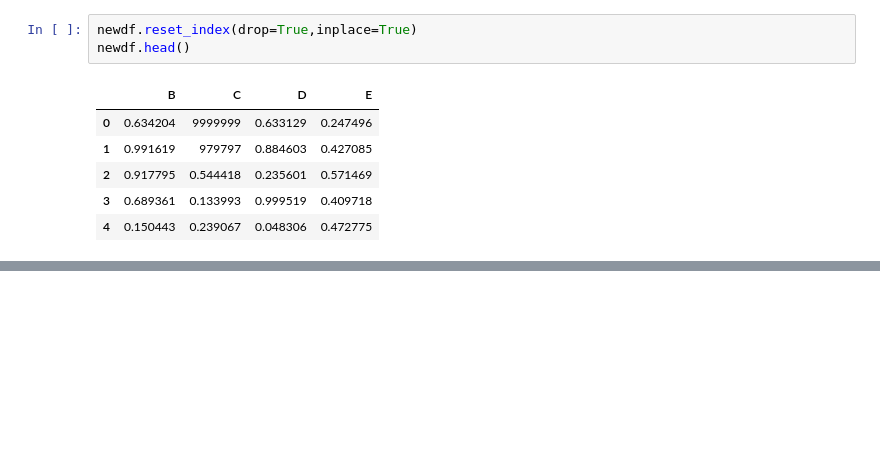
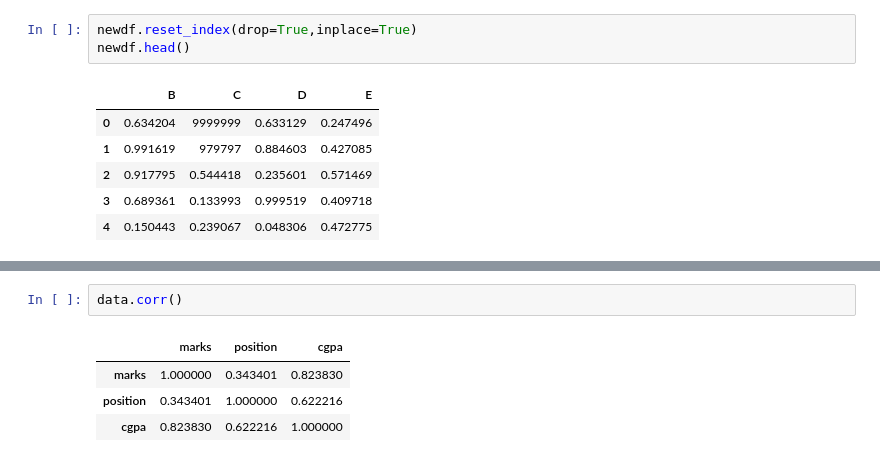
Before and after one commit to jannati99/pandas, a Jupyter notebook: pandas basic.ipynb, the cells around one changed output, grey strips where cells are left out. Drawn from its saved outputs; the diff is of its cells as text; blank space fills up the shorter version.

```diff
--- a/pandas basic.ipynb
+++ b/pandas basic.ipynb
@@ -589,0 +614,7 @@ newdf.head()
+# %%
+data.corr()
+# %% [output]
+|  | marks | position | cgpa |
+| marks | 1.000000 | 0.343401 | 0.823830 |
+| position | 0.343401 | 1.000000 | 0.622216 |
+| cgpa | 0.823830 | 0.622216 | 1.000000 |
```
Also changed, not shown: parts of 8 cells of this notebook.
